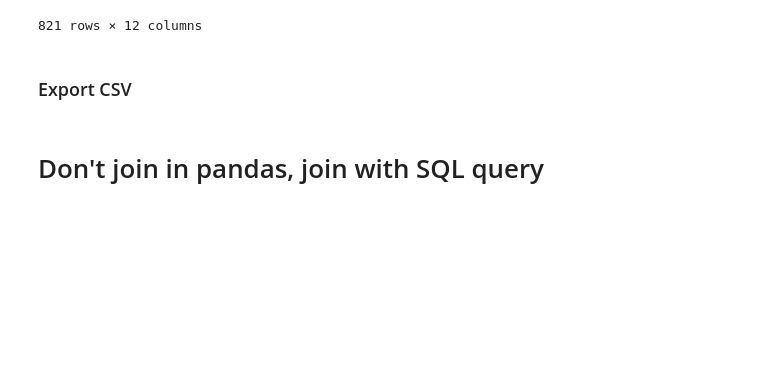
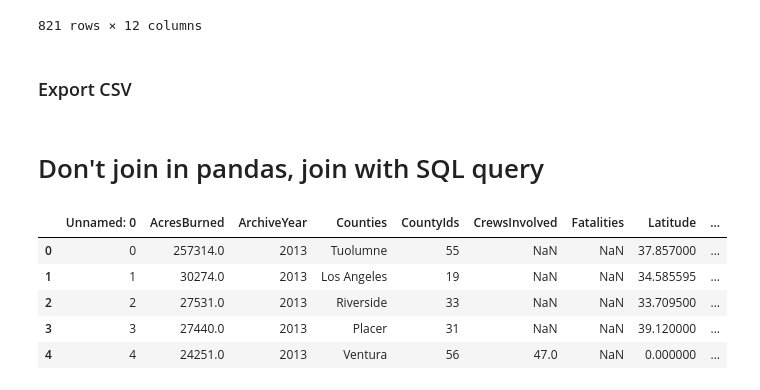
Before and after one commit to chloebellehooton/Group-5-Project, a Jupyter notebook: County_ETL.ipynb, the cells around one changed output. Drawn from its saved outputs; the diff is of its cells as text; code cells hidden in the pictures; blank space fills up the shorter version.

Commit message:
County & Wildfire ETL processing

```diff
--- a/County_ETL.ipynb
+++ b/County_ETL.ipynb
@@ -213,7 +213,14 @@ county_df.to_csv("Resources/county_clean.csv")
 # Don't join in pandas, join with SQL query
 # %%
 wildfire_df = pd.read_csv("Resources/wildfire_clean.csv")
-wildfire_df
+wildfire_df.head()
+# %% [output]
+|  | Unnamed: 0 | AcresBurned | ArchiveYear | Counties | CountyIds | CrewsInvolved | Fatalities | Latitude | ... |
+| 0 | 0 | 257314.0 | 2013 | Tuolumne | 55 | NaN | NaN | 37.857000 | ... |
+| 1 | 1 | 30274.0 | 2013 | Los Angeles | 19 | NaN | NaN | 34.585595 | ... |
+| 2 | 2 | 27531.0 | 2013 | Riverside | 33 | NaN | NaN | 33.709500 | ... |
+| 3 | 3 | 27440.0 | 2013 | Placer | 31 | NaN | NaN | 39.120000 | ... |
+| 4 | 4 | 24251.0 | 2013 | Ventura | 56 | 47.0 | NaN | 0.000000 | ... |
 # %%
 #Join wildfire & county data on COUNTY NAME & DATE
 # merged_df = left_df.merge(right_df, how='inner', left_on=["A", "B"], right_on=["A2","B2"])
```
Also changed, not shown: parts of 3 cells of this notebook, 1 other file.
